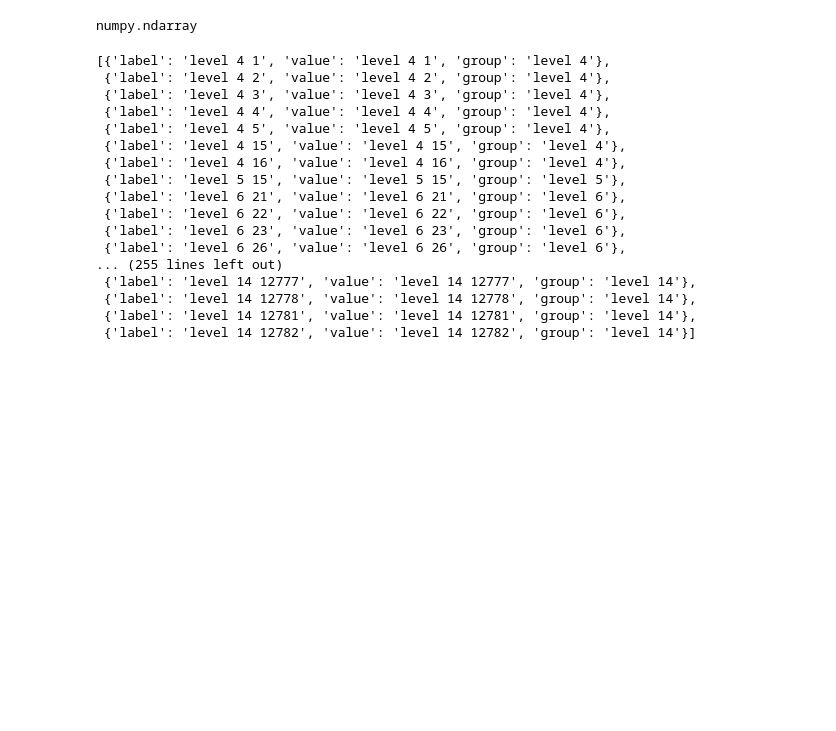
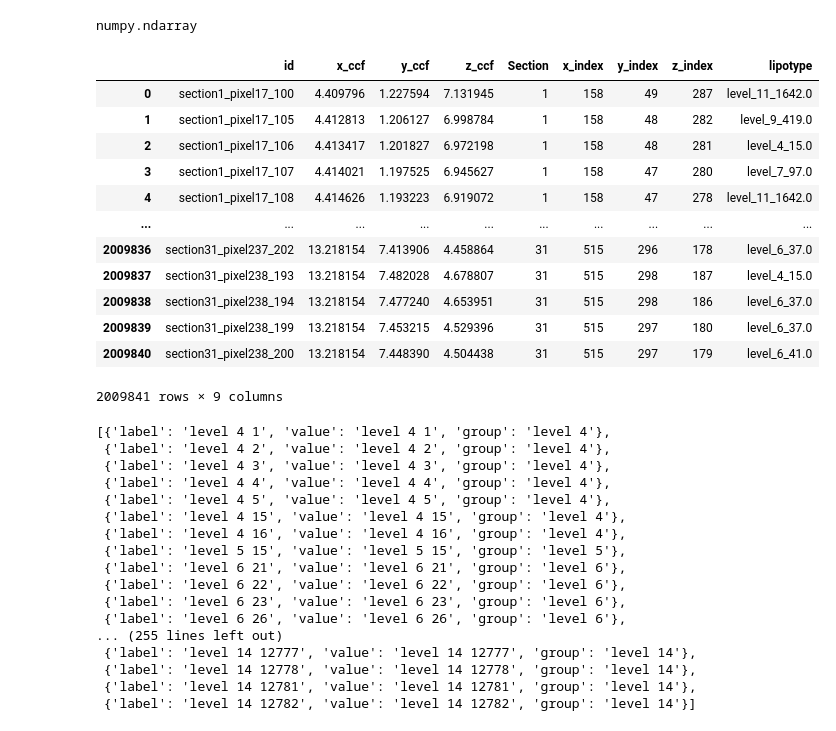
Before and after one commit to yanvow/lbae, a Jupyter notebook: notebooks/lipizones/lipizones.ipynb, the cells around one changed output. Cells and saved outputs as stored; diff of their text form; code cells hidden in the pictures; blank space fills up the shorter version.

```diff
--- a/notebooks/lipizones/lipizones.ipynb
+++ b/notebooks/lipizones/lipizones.ipynb
@@ -8,6 +8,24 @@ df = pd.read_csv('./data/coordinates_and_lipizones.csv', index_col=0)
 type(df['lipotype'].unique())
 # %% [output]
 numpy.ndarray
+# %%
+#rename the unnamed column to 'id'
+df.rename(columns={'Unnamed: 0':'id'}, inplace=True)
+df
+# %% [output]
+|  | id | x_ccf | y_ccf | z_ccf | Section | x_index | y_index | z_index | lipotype |
+| 0 | section1_pixel17_100 | 4.409796 | 1.227594 | 7.131945 | 1 | 158 | 49 | 287 | level_11_1642.0 |
+| 1 | section1_pixel17_105 | 4.412813 | 1.206127 | 6.998784 | 1 | 158 | 48 | 282 | level_9_419.0 |
+| 2 | section1_pixel17_106 | 4.413417 | 1.201827 | 6.972198 | 1 | 158 | 48 | 281 | level_4_15.0 |
+| 3 | section1_pixel17_107 | 4.414021 | 1.197525 | 6.945627 | 1 | 158 | 47 | 280 | level_7_97.0 |
+| 4 | section1_pixel17_108 | 4.414626 | 1.193223 | 6.919072 | 1 | 158 | 47 | 278 | level_11_1642.0 |
+| ... | ... | ... | ... | ... | ... | ... | ... | ... | ... |
+| 2009836 | section31_pixel237_202 | 13.218154 | 7.413906 | 4.458864 | 31 | 515 | 296 | 178 | level_6_37.0 |
+| 2009837 | section31_pixel238_193 | 13.218154 | 7.482028 | 4.678807 | 31 | 515 | 298 | 187 | level_4_15.0 |
+| 2009838 | section31_pixel238_194 | 13.218154 | 7.477240 | 4.653951 | 31 | 515 | 298 | 186 | level_6_37.0 |
+| 2009839 | section31_pixel238_199 | 13.218154 | 7.453215 | 4.529396 | 31 | 515 | 297 | 180 | level_6_37.0 |
+| 2009840 | section31_pixel238_200 | 13.218154 | 7.448390 | 4.504438 | 31 | 515 | 297 | 179 | level_6_41.0 |
+2009841 rows × 9 columns
 # %%
 [            {
                 "label": level + " " + nb + " " + lipotype.replace(".0", ""),
```
Also changed, not shown: parts of 16 cells of this notebook, 6 other files.
